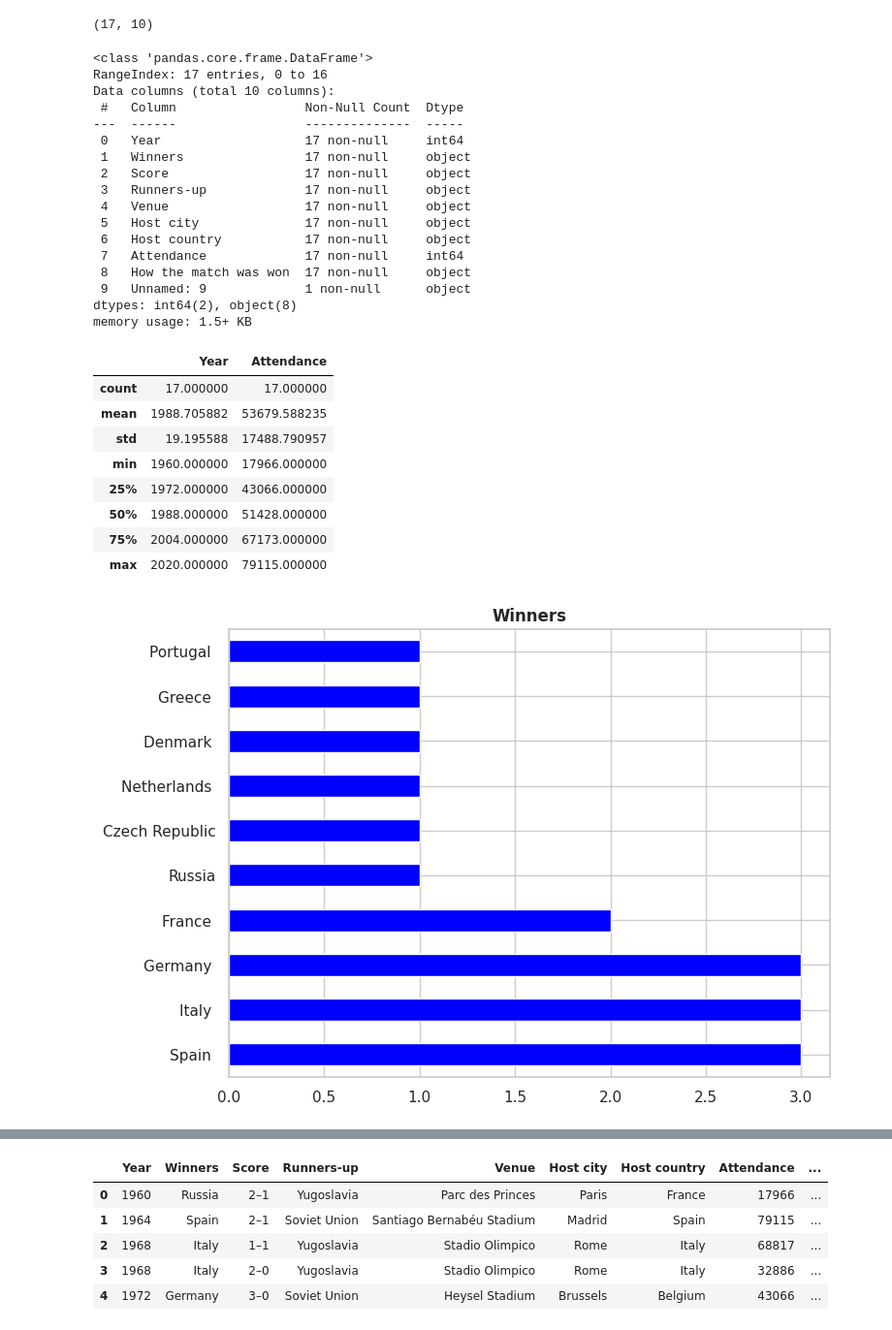
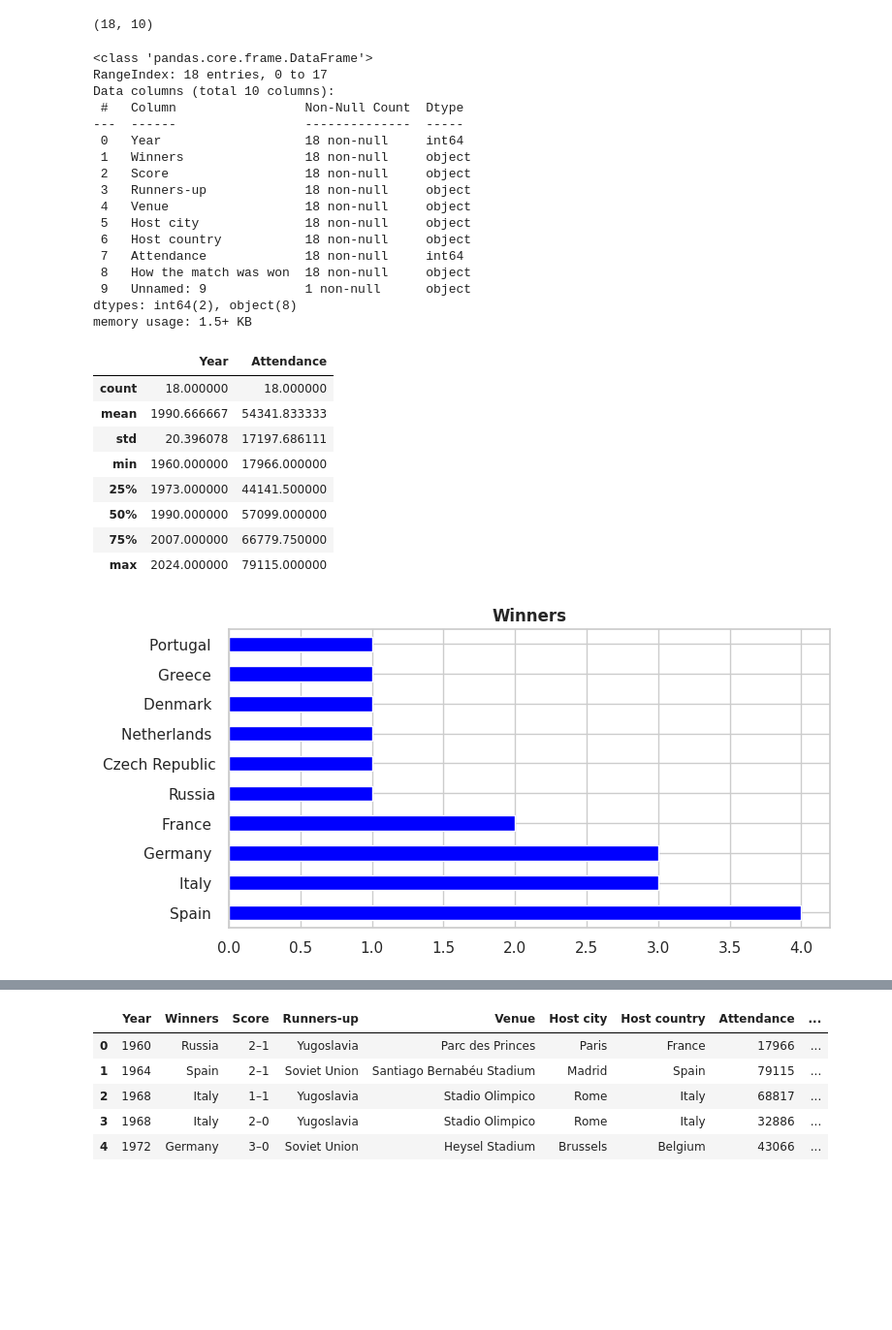
Before and after one commit to guilhermelaviola/SoccerCompetitionsStudy, a Jupyter notebook: UEFAEuroStudy.ipynb, the cells around one changed output, grey strips where cells are left out. Shown: that part at 97% size. Cells and saved outputs as stored; diff of their text form; code cells hidden in the pictures; blank space fills up the shorter version.

```diff
--- a/UEFAEuroStudy.ipynb
+++ b/UEFAEuroStudy.ipynb
@@ -10,7 +10,7 @@ sns.set(style = 'whitegrid')
 plt.style.use('seaborn-pastel')
 # %%
 # Importing the dataset:
-nt_tournaments = pd.ExcelFile('NT_tournaments_finals.xlsx')
+nt_tournaments = pd.ExcelFile('nt-tournaments-finals.xlsx')
 ue = pd.read_excel(nt_tournaments, 'UEFA Euro finals')
 
 # Displaying the last 5 champions:
@@ -26,25 +26,25 @@ ue.tail()
 # Displaying the number of rows and columns in the dataset:
 ue.shape
 # %% [output]
-(17, 10)
+(18, 10)
 # %%
 # Displaying the datatypes presented in the columns:
 ue.info()
 # %% [output]
 <class 'pandas.core.frame.DataFrame'>
-RangeIndex: 17 entries, 0 to 16
+RangeIndex: 18 entries, 0 to 17
 Data columns (total 10 columns):
  #   Column                 Non-Null Count  Dtype
 ---  ------                 --------------  -----
- 0   Year                   17 non-null     int64
- 1   Winners                17 non-null     object
- 2   Score                  17 non-null     object
- 3   Runners-up             17 non-null     object
- 4   Venue                  17 non-null     object
- 5   Host city              17 non-null     object
- 6   Host country           17 non-null     object
- 7   Attendance             17 non-null     int64
- 8   How the match was won  17 non-null     object
+ 0   Year                   18 non-null     int64
+ 1   Winners                18 non-null     object
+ 2   Score                  18 non-null     object
+ 3   Runners-up             18 non-null     object
+ 4   Venue                  18 non-null     object
+ 5   Host city              18 non-null     object
+ 6   Host country           18 non-null     object
+ 7   Attendance             18 non-null     int64
+ 8   How the match was won  18 non-null     object
  9   Unnamed: 9             1 non-null      object
 dtypes: int64(2), object(8)
 memory usage: 1.5+ KB
@@ -53,21 +53,21 @@ memory usage: 1.5+ KB
 ue.describe()
 # %% [output]
 |  | Year | Attendance |
-| count | 17.000000 | 17.000000 |
-| mean | 1988.705882 | 53679.588235 |
-| std | 19.195588 | 17488.790957 |
+| count | 18.000000 | 18.000000 |
+| mean | 1990.666667 | 54341.833333 |
+| std | 20.396078 | 17197.686111 |
 | min | 1960.000000 | 17966.000000 |
-| 25% | 1972.000000 | 43066.000000 |
-| 50% | 1988.000000 | 51428.000000 |
-| 75% | 2004.000000 | 67173.000000 |
-| max | 2020.000000 | 79115.000000 |
+| 25% | 1973.000000 | 44141.500000 |
+| 50% | 1990.000000 | 57099.000000 |
+| 75% | 2007.000000 | 66779.750000 |
+| max | 2024.000000 | 79115.000000 |
 # %%
 # Displaying the number of titles by nation:
-ue['Winners'].value_counts().plot(kind = 'barh', color = 'blue', figsize = (8, 6))
+ue['Winners'].value_counts().plot(kind = 'barh', color = 'blue', figsize = (8, 4))
 plt.ylabel(None)
 plt.title('Winners', fontweight = 'bold')
 plt.show()
 # %% [output]
-[figure, old version]
+[figure, new version]
 # %%
 # Displaying the number of runners-up by nation:
```
Also changed, not shown: parts of 8 cells of this notebook.
